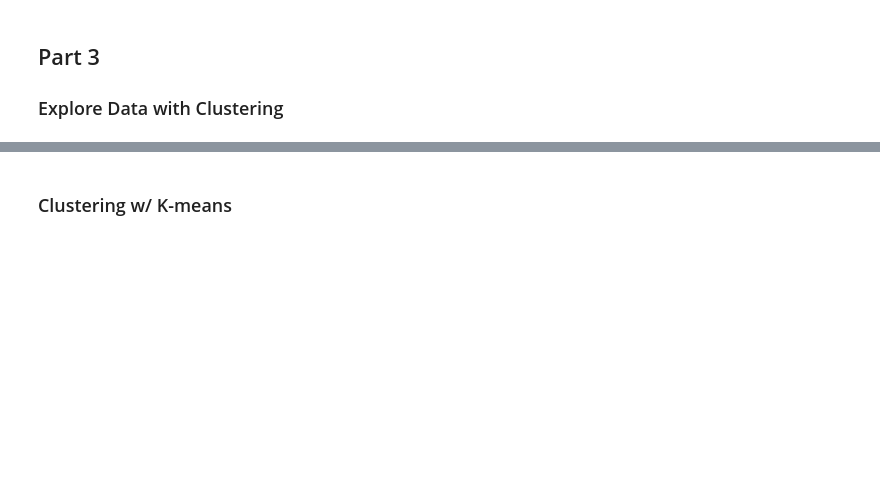
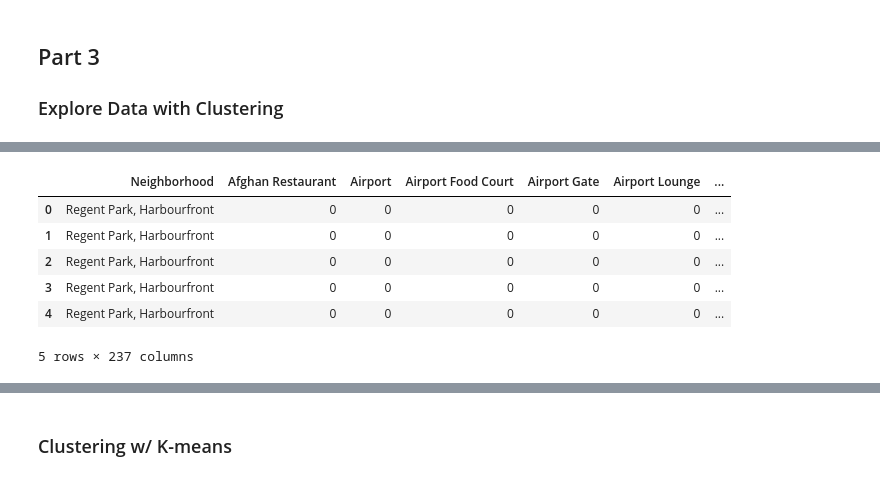
Before and after one commit to geekmdtravis/ibm-professional-data-science-certification, a Jupyter notebook: capstone-project/week3/Week3_Project.ipynb, the cells around one changed output, grey strips where cells are left out. Drawn from its saved outputs; the diff is of its cells as text; code cells hidden in the pictures; blank space fills up the shorter version.

```diff
--- a/capstone-project/week3/Week3_Project.ipynb
+++ b/capstone-project/week3/Week3_Project.ipynb
@@ -200,0 +291,16 @@ print(f'{nearby_venues.shape[0]} venues were returned by Foursquare.')
+# %%
+df_toronto_venus_onehot = pd.get_dummies(df_toronto_venus[['Venue Category']], prefix="", prefix_sep="")
+df_toronto_venus_onehot['Neighborhood'] = df_toronto_venus['Neighborhood']
+
+first_col = df_toronto_venus_onehot.pop('Neighborhood')
+df_toronto_venus_onehot.insert(0, 'Neighborhood', first_col)
+
+df_toronto_venus_onehot.head()
+# %% [output]
+|  | Neighborhood | Afghan Restaurant | Airport | Airport Food Court | Airport Gate | Airport Lounge | ... |
+| 0 | Regent Park, Harbourfront | 0 | 0 | 0 | 0 | 0 | ... |
+| 1 | Regent Park, Harbourfront | 0 | 0 | 0 | 0 | 0 | ... |
+| 2 | Regent Park, Harbourfront | 0 | 0 | 0 | 0 | 0 | ... |
+| 3 | Regent Park, Harbourfront | 0 | 0 | 0 | 0 | 0 | ... |
+| 4 | Regent Park, Harbourfront | 0 | 0 | 0 | 0 | 0 | ... |
+5 rows × 237 columns
```
Also changed, not shown: parts of 13 cells of this notebook, 1 other file.
